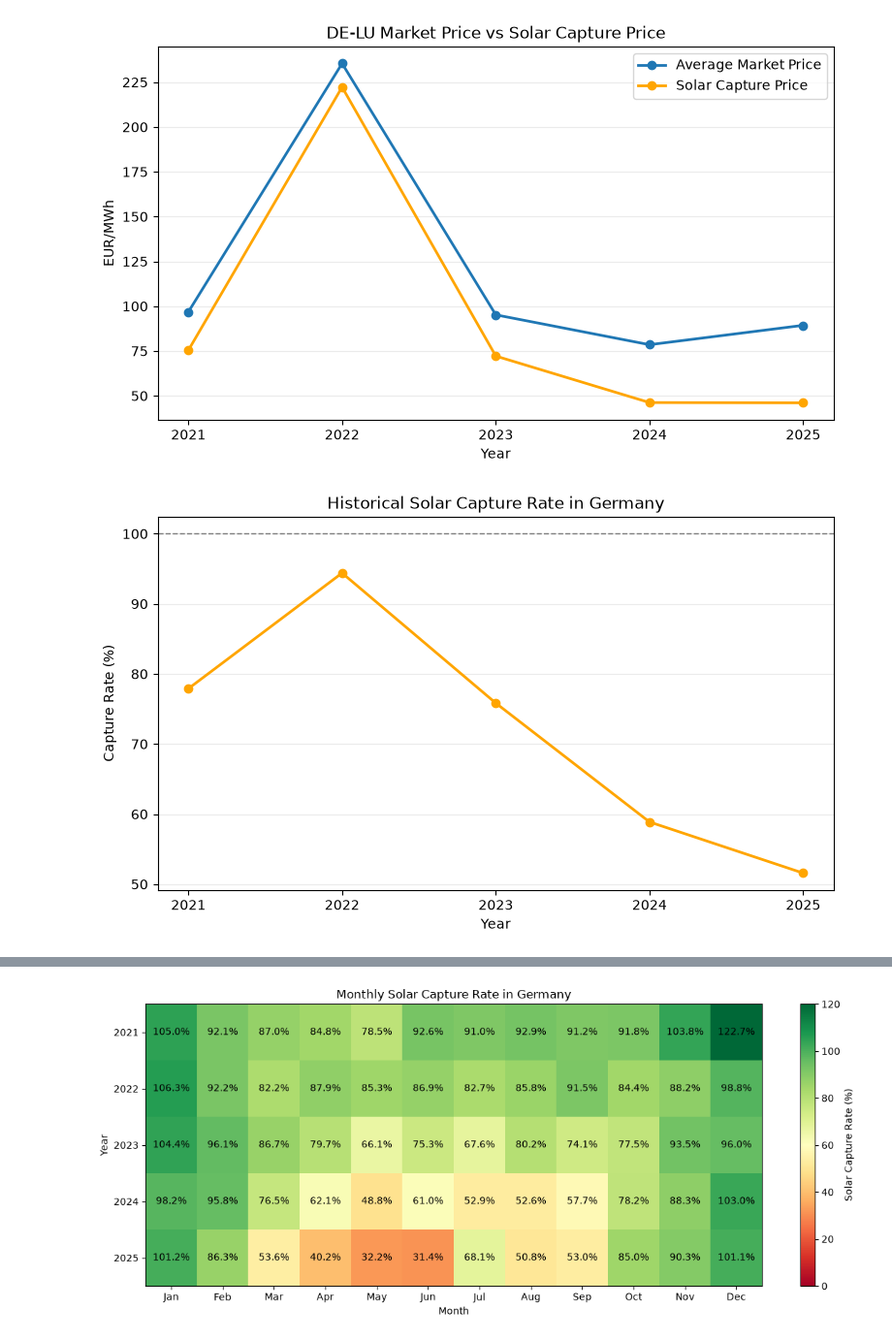
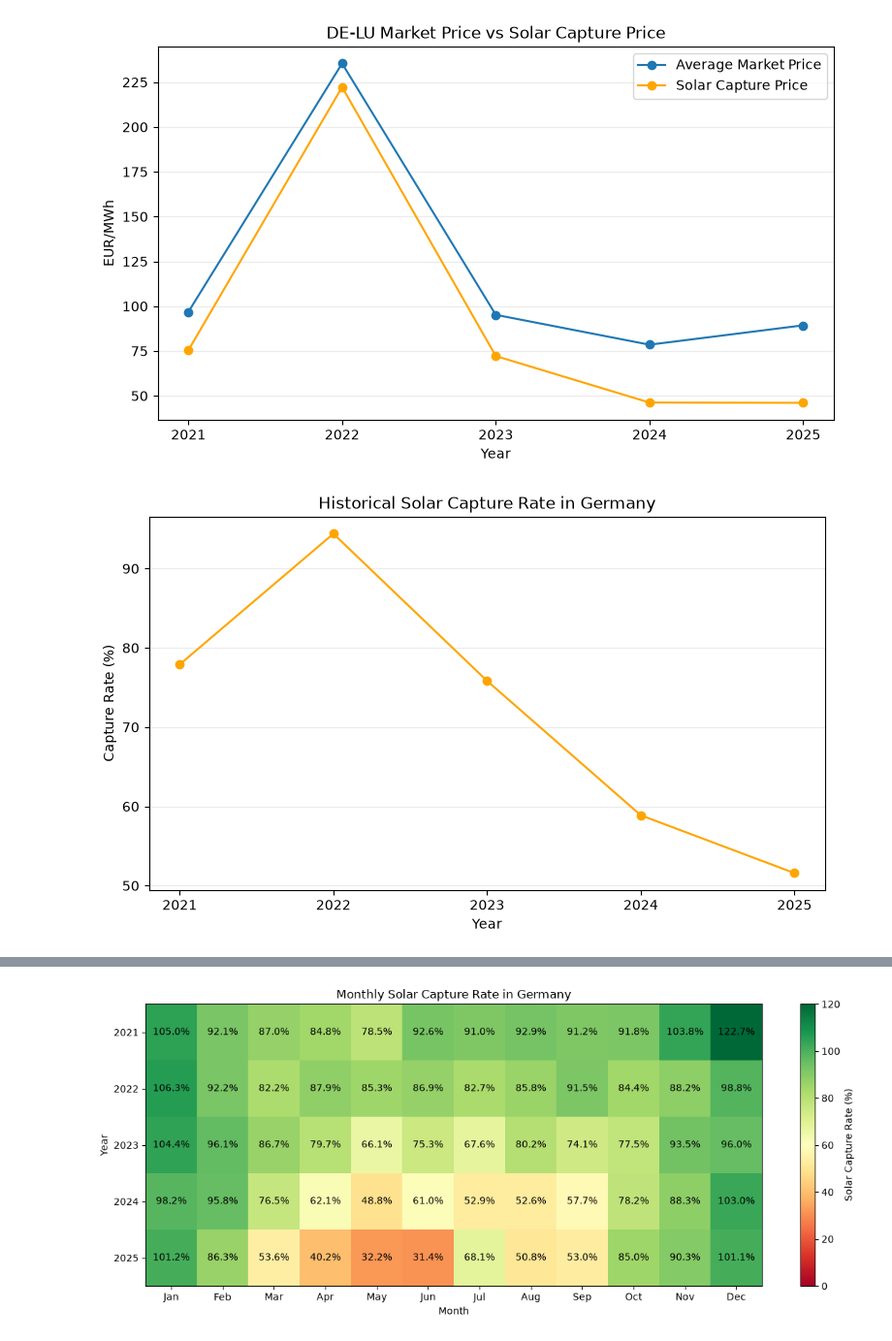
Before and after one commit to AkingCode007/solar-ppa-pricing-hedging, a Jupyter notebook: notebooks/01_market_data_and_capture.ipynb, the cells around one changed output, grey strips where cells are left out. Shown at 97% size. Saved outputs shown, nothing was run; the diff lists cells and outputs as text; code cells hidden in the pictures.

```diff
--- a/notebooks/01_market_data_and_capture.ipynb
+++ b/notebooks/01_market_data_and_capture.ipynb
@@ -49,18 +32,7 @@ Before combining the historical datasets, we inspect the raw SMARD exports to va
 # %%
-from pathlib import Path
+#Get the data directory
 
 DATA_DIR = Path("../data/raw")
 
 price_files = sorted((DATA_DIR / "prices").glob("*.csv"))
 solar_files = sorted((DATA_DIR / "solar").glob("*.csv"))
-
-print("Price files:", len(price_files))
-print("Solar files:", len(solar_files))
-
-print("\nPrice files:")
-for file in price_files:
-    print("-", file.name)
-
-print("\nSolar files:")
-for file in solar_files:
-    print("-", file.name)
@@ -665,13 +317,0 @@ This view highlights seasonal patterns, exceptional price regimes and the evolut
-# %%
-daily = (
-    market.set_index("start_date")
-    .resample("D")
-    .agg(
-        average_price_eur_mwh=("price_eur_mwh", "mean"),
-        solar_generation_mwh=("solar_generation_mwh", "sum")
-    )
-)
-
-daily["solar_generation_gwh"] = (
-    daily["solar_generation_mwh"] / 1_000
-)
@@ -810,28 +445,20 @@ plt.show()
 # %%
 fig, ax = plt.subplots(figsize=(9, 5))
 
 ax.plot(
     capture_summary.index,
     capture_summary["capture_rate_pct"],
     marker="o",
-    linewidth=2,
     color="orange"
-)
-
-ax.axhline(
-    100,
-    color="grey",
-    linestyle="--",
-    linewidth=1
 )
 
 ax.set_title("Historical Solar Capture Rate in Germany")
 ax.set_xlabel("Year")
 ax.set_ylabel("Capture Rate (%)")
 ax.set_xticks(capture_summary.index)
 ax.grid(axis="y", alpha=0.25)
 
 plt.show()
 # %% [output]
-[figure, old version]
+[figure, new version]
 # %% [markdown]
```
Also changed, not shown: parts of 51 cells of this notebook.
